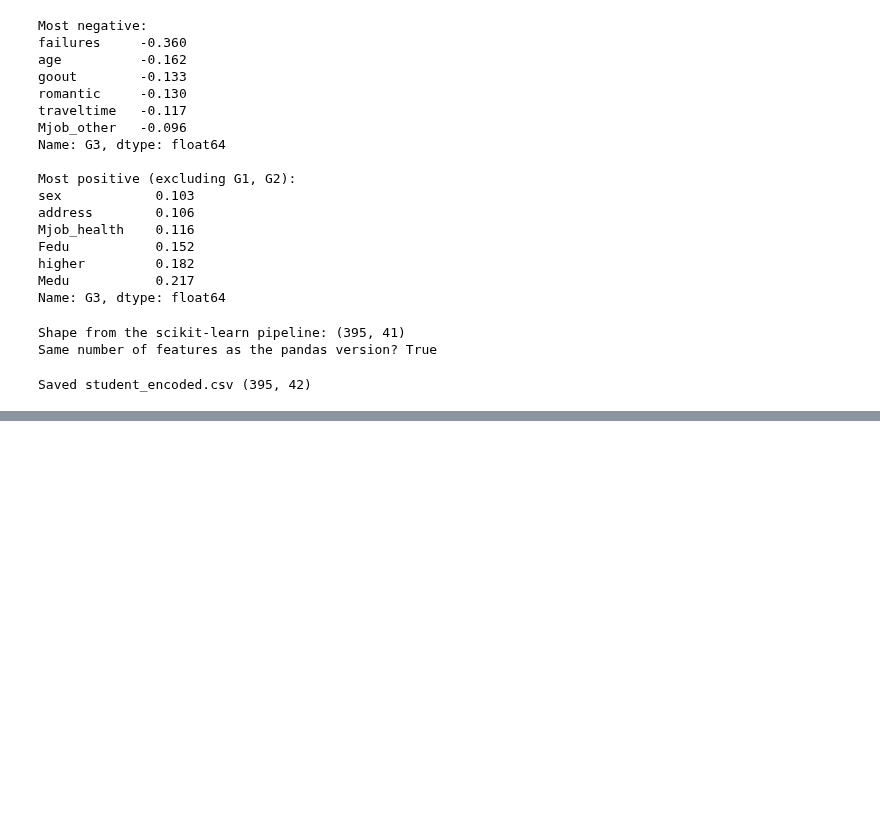
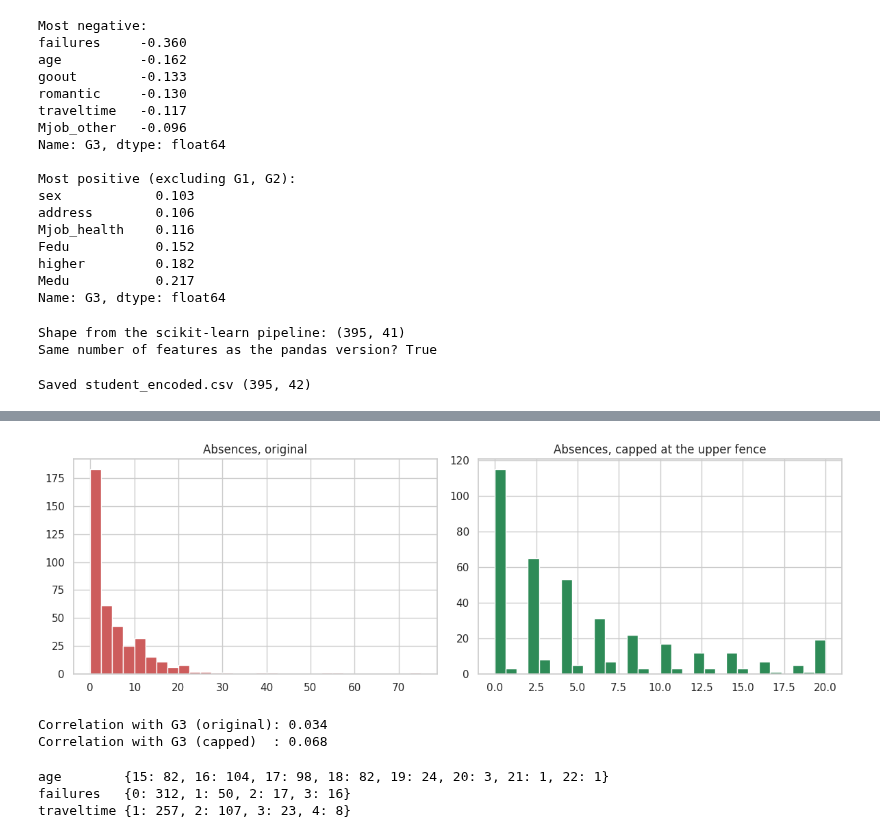
Before and after one commit to buntyedutainer/student-performance-ai, a Jupyter notebook: project.ipynb, the cells around one changed output, grey strips where cells are left out. Cells and saved outputs as stored; diff of their text form; code cells hidden in the pictures; blank space fills up the shorter version.

```diff
--- a/project.ipynb
+++ b/project.ipynb
@@ -1032,0 +1114,11 @@ Saved student_encoded.csv (395, 42)
+# %%
+# Cell 63: absences outliers using the IQR rule
+q1, q3 = df["absences"].quantile([0.25, 0.75])
+iqr = q3 - q1
+upper = q3 + 1.5 * iqr
+
+print(f"Q1 = {q1}, Q3 = {q3}, IQR = {iqr}, upper fence = {upper}")
+print("Students above the fence:", (df["absences"] > upper).sum())
+print("Largest absence counts:", sorted(df["absences"].unique())[-6:])
+print()
+print(df["absences"].describe().round(2))
@@ -1032,0 +1139,27 @@ Saved student_encoded.csv (395, 42)
+# %%
+# Cell 64: cap absences at the upper fence, and compare before/after
+df["absences_capped"] = df["absences"].clip(upper=upper)
+
+fig, axes = plt.subplots(1, 2, figsize=(12, 4))
+axes[0].hist(df["absences"], bins=30, color="indianred", edgecolor="white")
+axes[0].set_title("Absences, original")
+axes[1].hist(df["absences_capped"], bins=30, color="seagreen", edgecolor="white")
+axes[1].set_title("Absences, capped at the upper fence")
+plt.tight_layout()
+plt.savefig("absences_capping.png", dpi=150, bbox_inches="tight")
+plt.show()
+
+print("Correlation with G3 (original):", round(df["absences"].corr(df["G3"]), 3))
+print("Correlation with G3 (capped)  :", round(df["absences_capped"].corr(df["G3"]), 3))
+# %% [output]
+[figure, added]
+Correlation with G3 (original): 0.034
+Correlation with G3 (capped)  : 0.068
+# %%
+# Cell 65: other outlier candidates, look but do not change
+for c in ["age", "failures", "traveltime"]:
+    print(f"{c:10s}", df[c].value_counts().sort_index().to_dict())
+# %% [output]
+age        {15: 82, 16: 104, 17: 98, 18: 82, 19: 24, 20: 3, 21: 1, 22: 1}
+failures   {0: 312, 1: 50, 2: 17, 3: 16}
+traveltime {1: 257, 2: 107, 3: 23, 4: 8}
```
Also changed, not shown: parts of 9 cells of this notebook.
